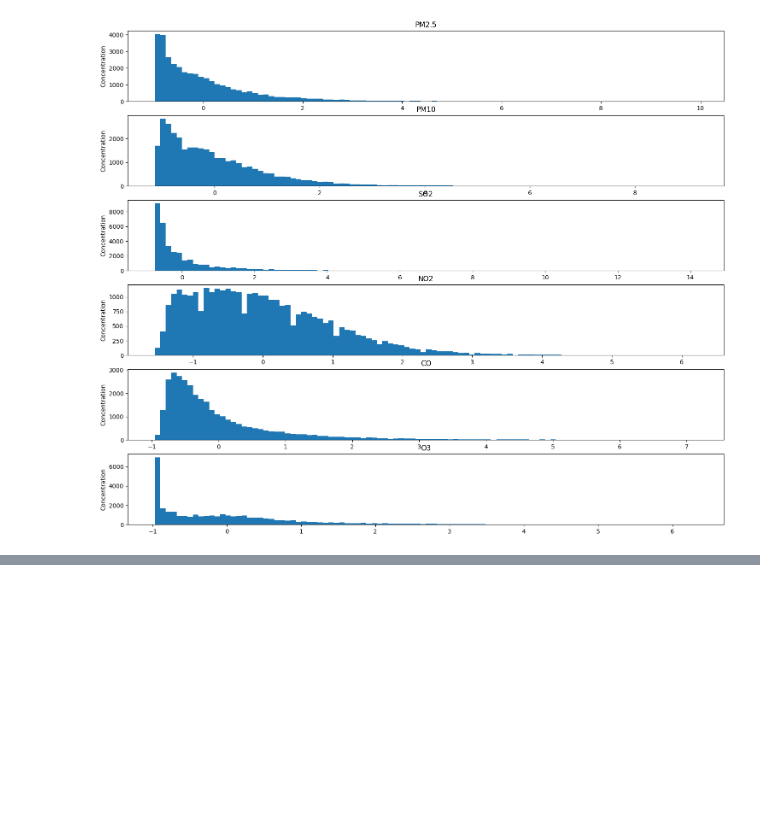
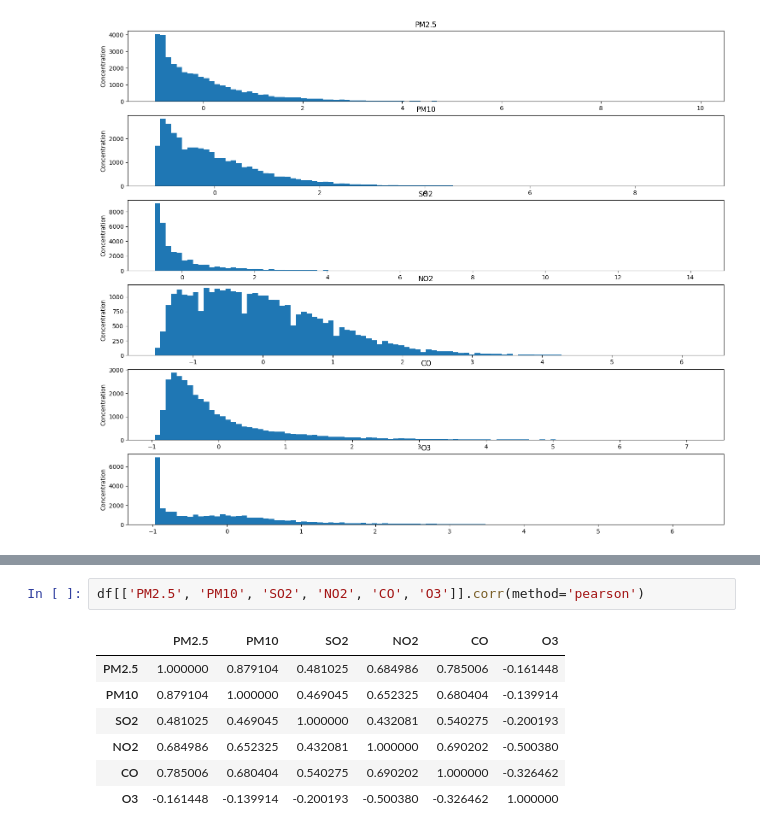
Before and after one commit to almar5855/CMP7005_PRAC1, a Jupyter notebook: sandpit.ipynb, the cells around one changed output, grey strips where cells are left out. Cells and saved outputs as stored; diff of their text form; blank space fills up the shorter version.

```diff
--- a/sandpit.ipynb
+++ b/sandpit.ipynb
@@ -69,0 +85,10 @@ plt.show()
+# %%
+df[['PM2.5', 'PM10', 'SO2', 'NO2', 'CO', 'O3']].corr(method='pearson')
+# %% [output]
+|  | PM2.5 | PM10 | SO2 | NO2 | CO | O3 |
+| PM2.5 | 1.000000 | 0.879104 | 0.481025 | 0.684986 | 0.785006 | -0.161448 |
+| PM10 | 0.879104 | 1.000000 | 0.469045 | 0.652325 | 0.680404 | -0.139914 |
+| SO2 | 0.481025 | 0.469045 | 1.000000 | 0.432081 | 0.540275 | -0.200193 |
+| NO2 | 0.684986 | 0.652325 | 0.432081 | 1.000000 | 0.690202 | -0.500380 |
+| CO | 0.785006 | 0.680404 | 0.540275 | 0.690202 | 1.000000 | -0.326462 |
+| O3 | -0.161448 | -0.139914 | -0.200193 | -0.500380 | -0.326462 | 1.000000 |
```
Also changed, not shown: parts of 9 cells of this notebook.
